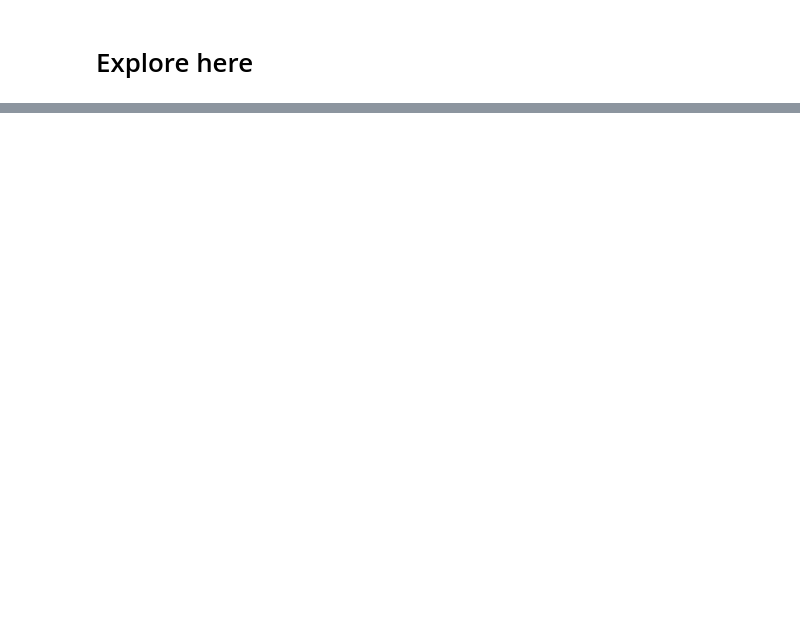
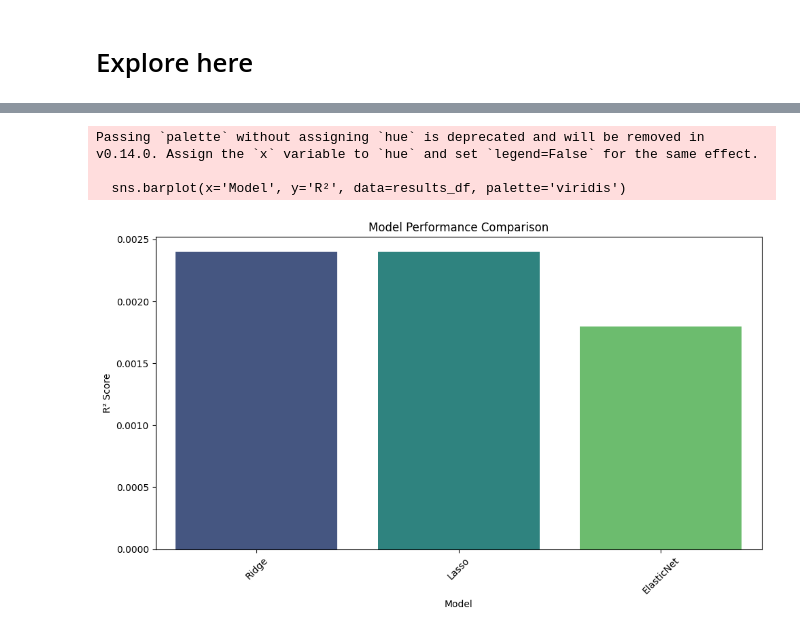
Before and after one commit to drtclem/Starting_Salary, a Jupyter notebook: src/explore.ipynb, the cells around one changed output, grey strips where cells are left out. Drawn from its saved outputs; the diff is of its cells as text; code cells hidden in the pictures; blank space fills up the shorter version.

```diff
--- a/src/explore.ipynb
+++ b/src/explore.ipynb
@@ -337,0 +309,13 @@ plt.plot(y_test, y_pred_ridge_3, 'o')
+# %%
+# Define the features (X) and target (y)
+X = df_scaled.drop(columns=['Starting_Salary'])
+y = df_scaled['Starting_Salary']
+
+# Use SelectKBest with f_regression to select the top 4 features
+selector = SelectKBest(score_func=f_regression, k=4)
+X_new = selector.fit_transform(X, y)
+
+# Get the selected feature indices and names
+selected_features = X.columns[selector.get_support()]
+print("Top 4 important features for determining Starting_Salary:")
+print(selected_features)
@@ -337,0 +327,7 @@ plt.plot(y_test, y_pred_ridge_3, 'o')
+# %%
+df_kbest = pd.DataFrame(X_new, columns=selected_features)
+# Add the target variable back to the DataFrame
+df_kbest['Starting_Salary'] = y.values
+# Display the first few rows of the DataFrame with selected features
+print("\nDataFrame with selected features:")
+print(df_kbest.head())
@@ -337,0 +349,15 @@ plt.plot(y_test, y_pred_ridge_3, 'o')
+# %%
+# Split the data into training and testing sets
+X_train, X_test, y_train, y_test = train_test_split(X_new, y, test_size=0.2, random_state=42)
+# Create a Linear Regression model
+model = LinearRegression()
+# Fit the model to the training data
+model.fit(X_train, y_train)
+# Make predictions on the test data
+y_pred = model.predict(X_test)
+# Calculate the mean squared error and R-squared score
+mse = mean_squared_error(y_test, y_pred)
+r2 = r2_score(y_test, y_pred)
+# Print the results
+print("Mean Squared Error:", mse)
+print("R-squared Score:", r2)
@@ -337,0 +510,15 @@ plt.plot(y_test, y_pred_ridge_3, 'o')
+# %%
+# Plotting the results
+plt.figure(figsize=(10, 6))
+sns.barplot(x='Model', y='R²', data=results_df, palette='viridis')
+plt.title('Model Performance Comparison')
+plt.ylabel('R² Score')
+plt.xlabel('Model')
+plt.xticks(rotation=45)
+plt.tight_layout()
+plt.show()
+# %% [output]
+Passing `palette` without assigning `hue` is deprecated and will be removed in v0.14.0. Assign the `x` variable to `hue` and set `legend=False` for the same effect.
+
+  sns.barplot(x='Model', y='R²', data=results_df, palette='viridis')
+[figure, added]
```
Also changed, not shown: parts of 55 cells of this notebook, 6 other files.
